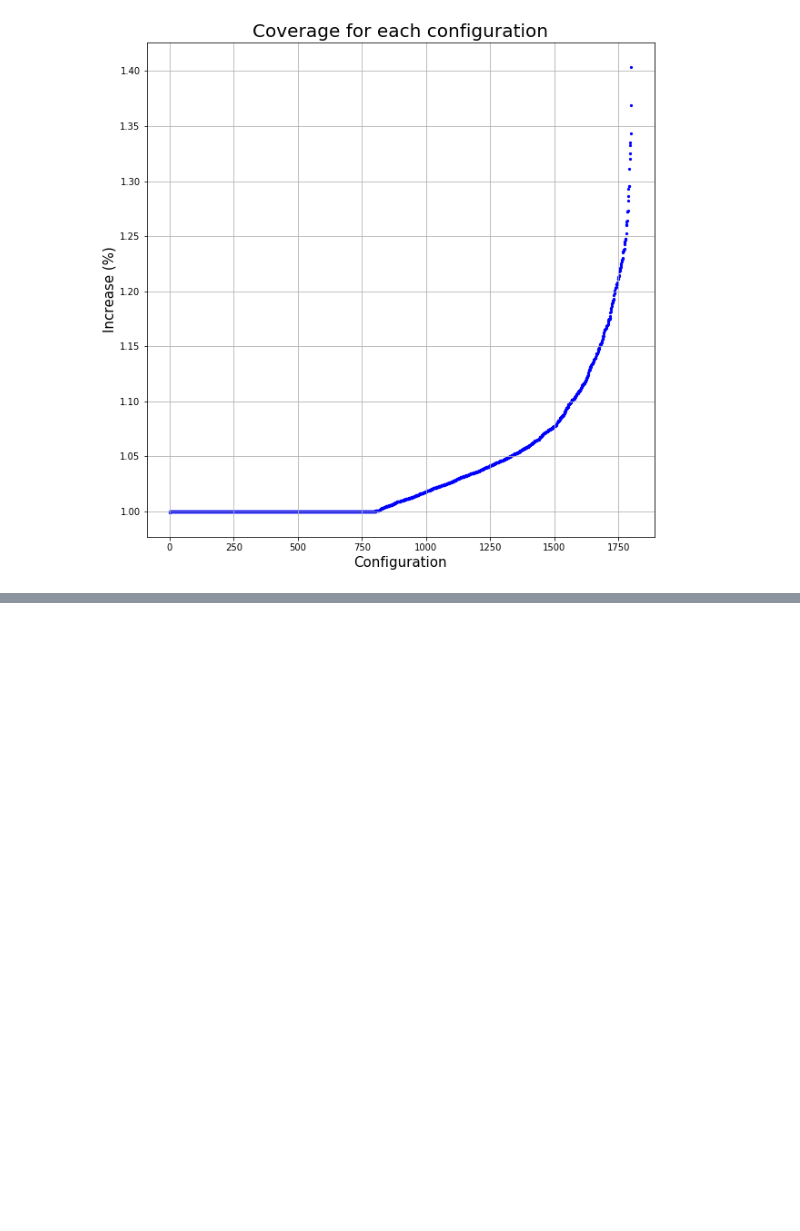
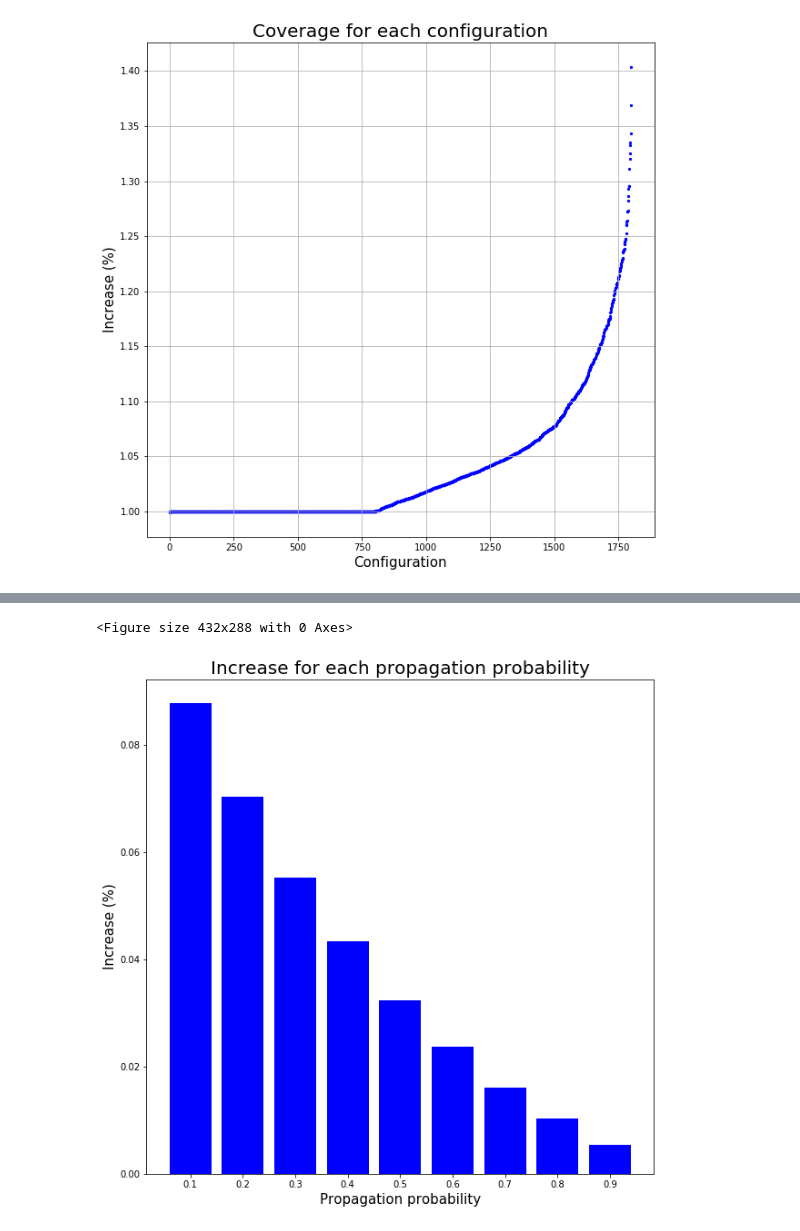
Before and after one commit to patrycze/ICCS2020_VOTERANK, a Jupyter notebook: analysis/last.ipynb, the cells around one changed output, grey strips where cells are left out. Drawn from its saved outputs; the diff is of its cells as text; code cells hidden in the pictures; blank space fills up the shorter version.

```diff
--- a/analysis/last.ipynb
+++ b/analysis/last.ipynb
@@ -278,0 +328,27 @@ plt.show()
+# %%
+plt.figure();
+
+fig, ax = plt.subplots(ncols=1, nrows=1, figsize=(10,10))
+
+ax.bar(['0.1'], lastRows_with[lastRows_with['pp'] == 0.1]['increase'].mean() - 1, color='blue', label='with calculations')
+ax.bar(['0.2'], lastRows_with[lastRows_with['pp'] == 0.2]['increase'].mean() - 1, color='blue', label='with calculations')
+ax.bar(['0.3'], lastRows_with[lastRows_with['pp'] == 0.3]['increase'].mean() - 1, color='blue', label='with calculations')
+ax.bar(['0.4'], lastRows_with[lastRows_with['pp'] == 0.4]['increase'].mean() - 1, color='blue', label='with calculations')
+ax.bar(['0.5'], lastRows_with[lastRows_with['pp'] == 0.5]['increase'].mean() - 1, color='blue', label='with calculations')
+ax.bar(['0.6'], lastRows_with[lastRows_with['pp'] == 0.6]['increase'].mean() - 1, color='blue', label='with calculations')
+ax.bar(['0.7'], lastRows_with[lastRows_with['pp'] == 0.7]['increase'].mean() - 1, color='blue', label='with calculations')
+ax.bar(['0.8'], lastRows_with[lastRows_with['pp'] == 0.8]['increase'].mean() - 1, color='blue', label='with calculations')
+ax.bar(['0.9'], lastRows_with[lastRows_with['pp'] == 0.9]['increase'].mean() - 1, color='blue', label='with calculations')
+
+ax.set_xlabel(r'Propagation probability', fontsize=15)
+ax.set_ylabel(r'Increase (%)', fontsize=15)
+ax.set_title('Increase for each propagation probability', fontsize=20)
+
+# ax.grid(True)
+
+# ax.legend(loc='upper left')
+
+plt.show()
+# %% [output]
+<Figure size 432x288 with 0 Axes>
+[figure, added]
```
Also changed, not shown: parts of 12 cells of this notebook.
